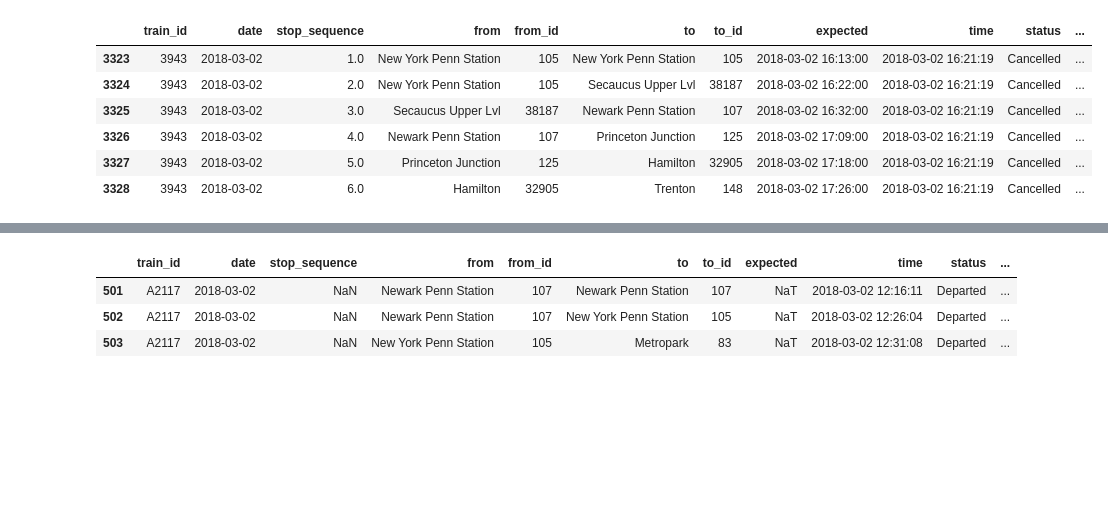
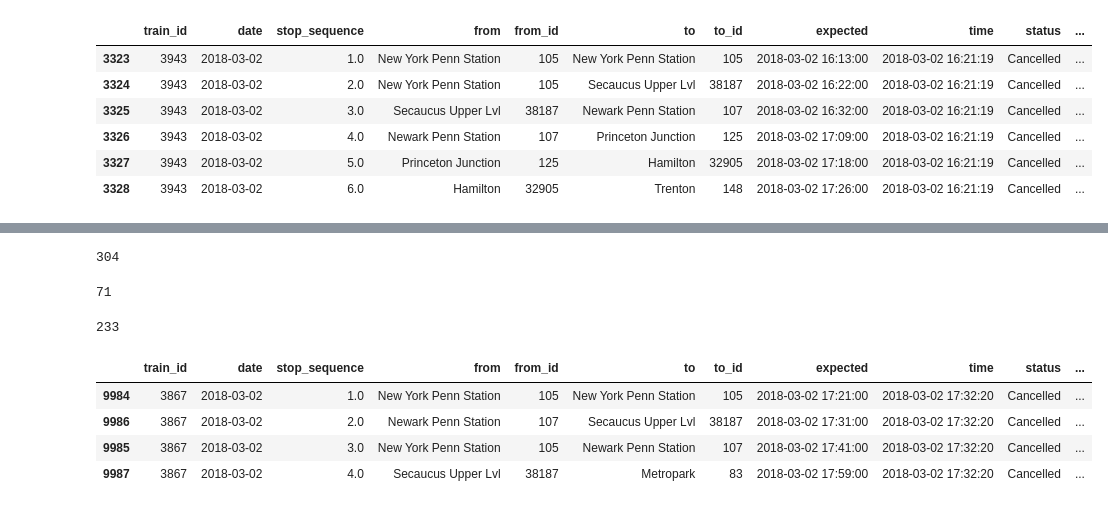
Before and after one commit to pranavbadami/njtransit, a Jupyter notebook: notebooks/analysis/case_study_0302.ipynb, the cells around one changed output, grey strips where cells are left out. Saved outputs shown, nothing was run; the diff lists cells and outputs as text; code cells hidden in the pictures; blank space fills up the shorter version.

```diff
--- a/notebooks/analysis/case_study_0302.ipynb
+++ b/notebooks/analysis/case_study_0302.ipynb
@@ -245 +248,13 @@ A97 5.0 0.0 0
+# %%
+relevant_df['train_id'].nunique()
+# %% [output]
+304
+# %%
+relevant_df[relevant_df['type'] == 'Amtrak']['train_id'].nunique()
+# %% [output]
+71
+# %%
+relevant_df[relevant_df['type'] == 'NJ Transit']['train_id'].nunique()
+# %% [output]
+233
 # %%
@@ -247,7 +262,8 @@ test_df = relevant_df.iloc[0:50]
-# %%
-test_df[test_df['train_id'] == 'A2117']
-# %% [output]
-|  | train_id | date | stop_sequence | from | from_id | to | to_id | expected | time | status | ... |
-| 501 | A2117 | 2018-03-02 | NaN | Newark Penn Station | 107 | Newark Penn Station | 107 | NaT | 2018-03-02 12:16:11 | Departed | ... |
-| 502 | A2117 | 2018-03-02 | NaN | Newark Penn Station | 107 | New York Penn Station | 105 | NaT | 2018-03-02 12:26:04 | Departed | ... |
-| 503 | A2117 | 2018-03-02 | NaN | New York Penn Station | 105 | Metropark | 83 | NaT | 2018-03-02 12:31:08 | Departed | ... |
+# %%
+relevant_df[relevant_df['train_id'] == "3867"]
+# %% [output]
+|  | train_id | date | stop_sequence | from | from_id | to | to_id | expected | time | status | ... |
+| 9984 | 3867 | 2018-03-02 | 1.0 | New York Penn Station | 105 | New York Penn Station | 105 | 2018-03-02 17:21:00 | 2018-03-02 17:32:20 | Cancelled | ... |
+| 9986 | 3867 | 2018-03-02 | 2.0 | Newark Penn Station | 107 | Secaucus Upper Lvl | 38187 | 2018-03-02 17:31:00 | 2018-03-02 17:32:20 | Cancelled | ... |
+| 9985 | 3867 | 2018-03-02 | 3.0 | New York Penn Station | 105 | Newark Penn Station | 107 | 2018-03-02 17:41:00 | 2018-03-02 17:32:20 | Cancelled | ... |
+| 9987 | 3867 | 2018-03-02 | 4.0 | Secaucus Upper Lvl | 38187 | Metropark | 83 | 2018-03-02 17:59:00 | 2018-03-02 17:32:20 | Cancelled | ... |
```
Also changed, not shown: parts of 22 cells of this notebook.
